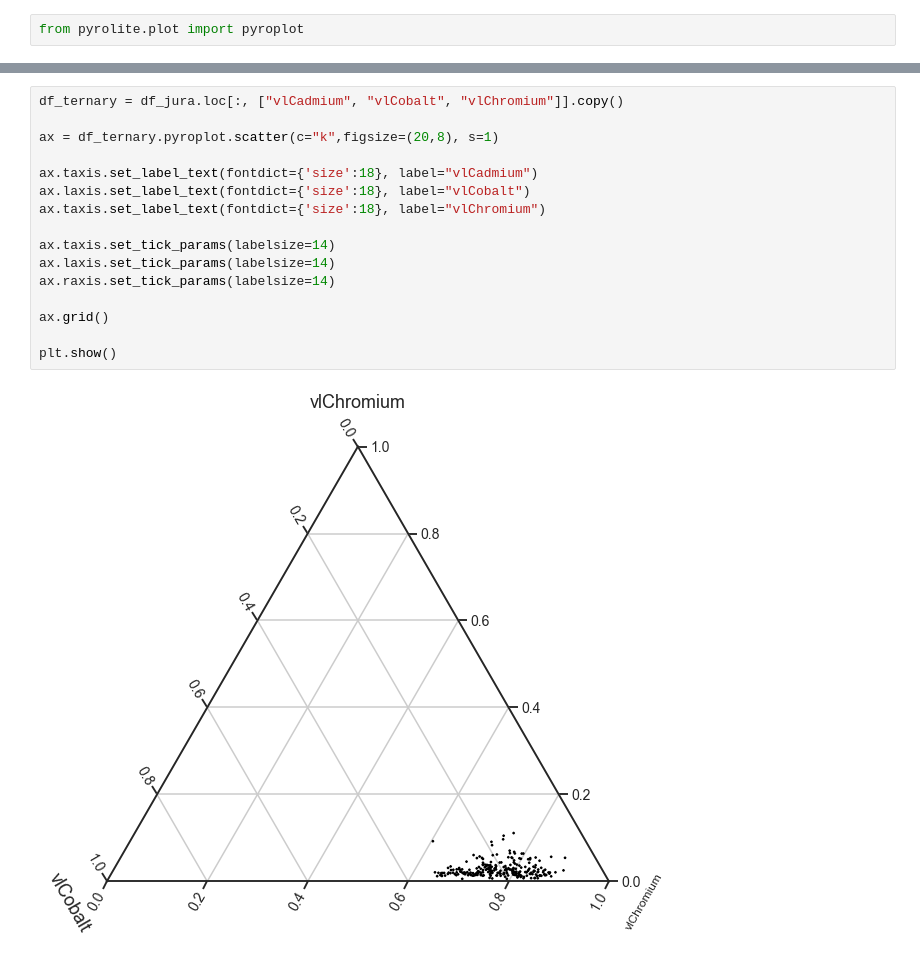
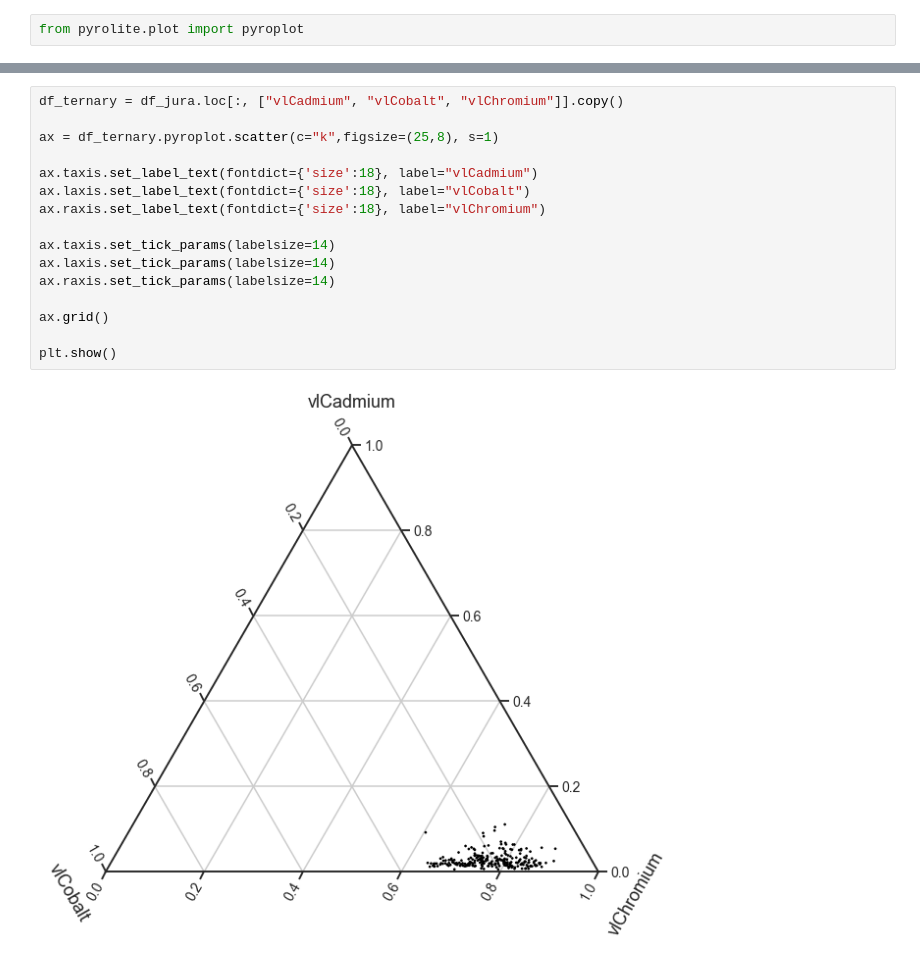
Before and after one commit to luschiro/workflows-geo-data, a Jupyter notebook: modulo_2/modulo_2.ipynb, the cells around one changed output, grey strips where cells are left out. Drawn from its saved outputs; the diff is of its cells as text.

```diff
--- a/modulo_2/modulo_2.ipynb
+++ b/modulo_2/modulo_2.ipynb
@@ -208,18 +232,18 @@ from pyrolite.plot import pyroplot
 # %%
 df_ternary = df_jura.loc[:, ["vlCadmium", "vlCobalt", "vlChromium"]].copy()
 
-ax = df_ternary.pyroplot.scatter(c="k",figsize=(20,8), s=1)
+ax = df_ternary.pyroplot.scatter(c="k",figsize=(25,8), s=1)
 
 ax.taxis.set_label_text(fontdict={'size':18}, label="vlCadmium")
 ax.laxis.set_label_text(fontdict={'size':18}, label="vlCobalt")
-ax.taxis.set_label_text(fontdict={'size':18}, label="vlChromium")
+ax.raxis.set_label_text(fontdict={'size':18}, label="vlChromium")
 
 ax.taxis.set_tick_params(labelsize=14)
 ax.laxis.set_tick_params(labelsize=14)
 ax.raxis.set_tick_params(labelsize=14)
 
 ax.grid()
 
 plt.show()
 # %% [output]
-[figure, old version]
+[figure, new version]
```
Also changed, not shown: parts of 2 cells of this notebook, 2 other files.
